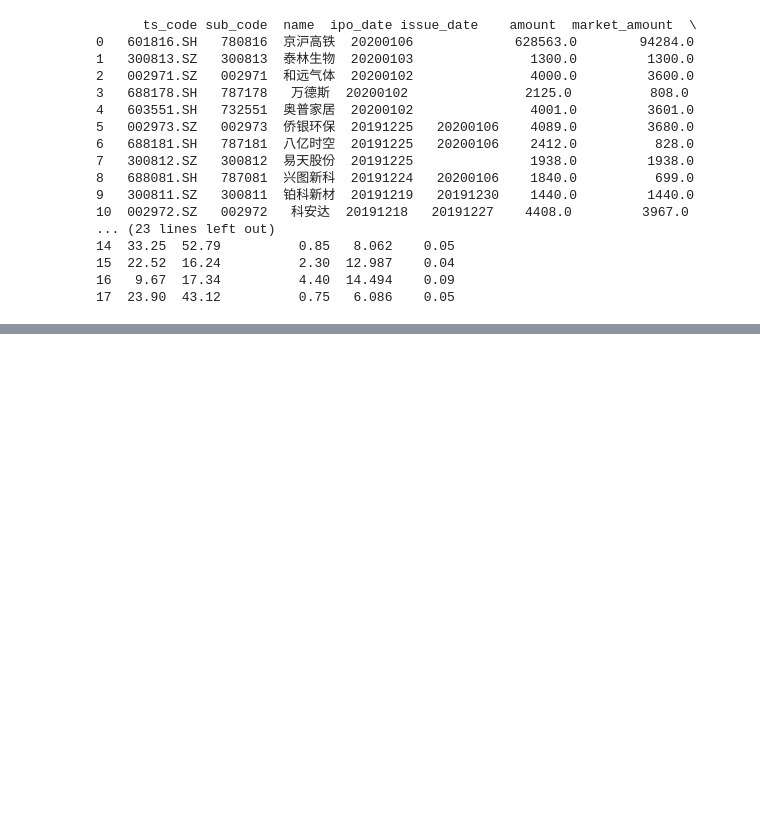
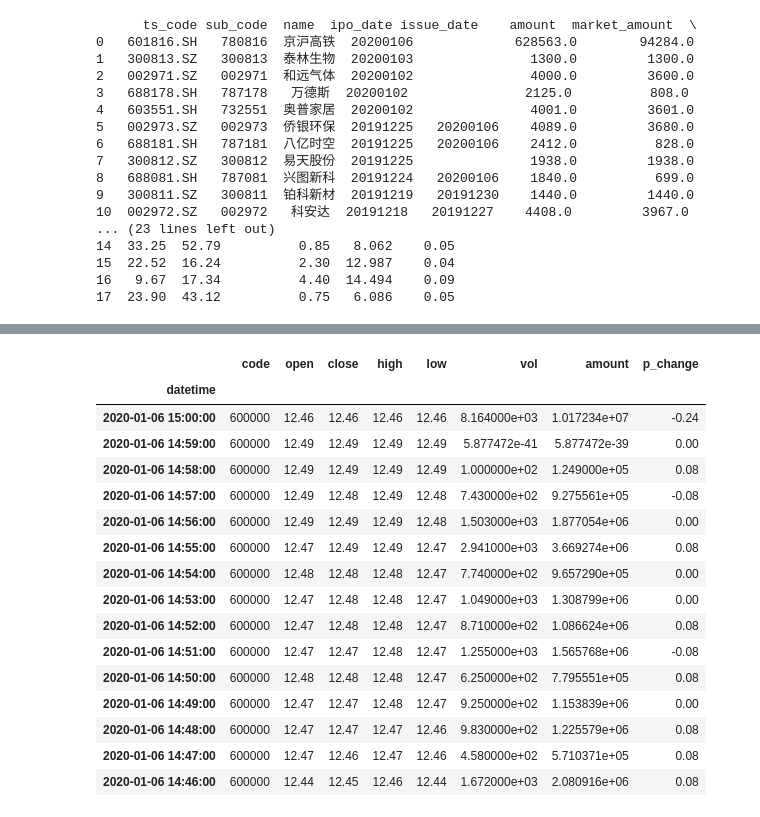
Before and after one commit to luzihang123/practice, a Jupyter notebook: stock_quant/tushare.py.ipynb, the cells around one changed output, grey strips where cells are left out. Cells and saved outputs as stored; diff of their text form; code cells hidden in the pictures; blank space fills up the shorter version.

```diff
--- a/stock_quant/tushare.py.ipynb
+++ b/stock_quant/tushare.py.ipynb
@@ -308,0 +386,25 @@ print(df)
+# %%
+import tushare as ts
+
+#获取连接备用
+cons = ts.get_apis()
+df = ts.bar('600000', conn=cons, freq='1min', start_date='2016-01-01', end_date='')
+df.head(15)
+# %% [output]
+|  | code | open | close | high | low | vol | amount | p_change |
+| datetime |  |  |  |  |  |  |  |  |
+| 2020-01-06 15:00:00 | 600000 | 12.46 | 12.46 | 12.46 | 12.46 | 8.164000e+03 | 1.017234e+07 | -0.24 |
+| 2020-01-06 14:59:00 | 600000 | 12.49 | 12.49 | 12.49 | 12.49 | 5.877472e-41 | 5.877472e-39 | 0.00 |
+| 2020-01-06 14:58:00 | 600000 | 12.49 | 12.49 | 12.49 | 12.49 | 1.000000e+02 | 1.249000e+05 | 0.08 |
+| 2020-01-06 14:57:00 | 600000 | 12.49 | 12.48 | 12.49 | 12.48 | 7.430000e+02 | 9.275561e+05 | -0.08 |
+| 2020-01-06 14:56:00 | 600000 | 12.49 | 12.49 | 12.49 | 12.48 | 1.503000e+03 | 1.877054e+06 | 0.00 |
+| 2020-01-06 14:55:00 | 600000 | 12.47 | 12.49 | 12.49 | 12.47 | 2.941000e+03 | 3.669274e+06 | 0.08 |
+| 2020-01-06 14:54:00 | 600000 | 12.48 | 12.48 | 12.48 | 12.47 | 7.740000e+02 | 9.657290e+05 | 0.00 |
+| 2020-01-06 14:53:00 | 600000 | 12.47 | 12.48 | 12.48 | 12.47 | 1.049000e+03 | 1.308799e+06 | 0.00 |
+| 2020-01-06 14:52:00 | 600000 | 12.47 | 12.48 | 12.48 | 12.47 | 8.710000e+02 | 1.086624e+06 | 0.08 |
+| 2020-01-06 14:51:00 | 600000 | 12.47 | 12.47 | 12.48 | 12.47 | 1.255000e+03 | 1.565768e+06 | -0.08 |
+| 2020-01-06 14:50:00 | 600000 | 12.48 | 12.48 | 12.48 | 12.47 | 6.250000e+02 | 7.795551e+05 | 0.08 |
+| 2020-01-06 14:49:00 | 600000 | 12.47 | 12.47 | 12.48 | 12.47 | 9.250000e+02 | 1.153839e+06 | 0.00 |
+| 2020-01-06 14:48:00 | 600000 | 12.47 | 12.47 | 12.47 | 12.46 | 9.830000e+02 | 1.225579e+06 | 0.08 |
+| 2020-01-06 14:47:00 | 600000 | 12.47 | 12.46 | 12.47 | 12.46 | 4.580000e+02 | 5.710371e+05 | 0.08 |
+| 2020-01-06 14:46:00 | 600000 | 12.44 | 12.45 | 12.46 | 12.44 | 1.672000e+03 | 2.080916e+06 | 0.08 |
```
Also changed, not shown: parts of 6 cells of this notebook, 1 other file.
